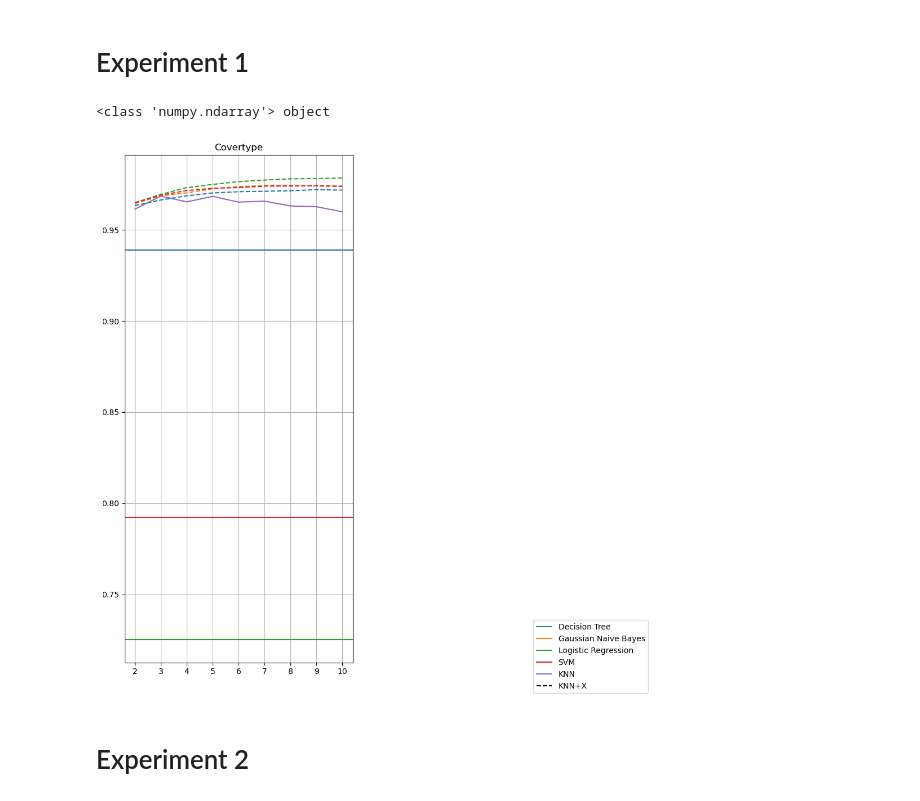
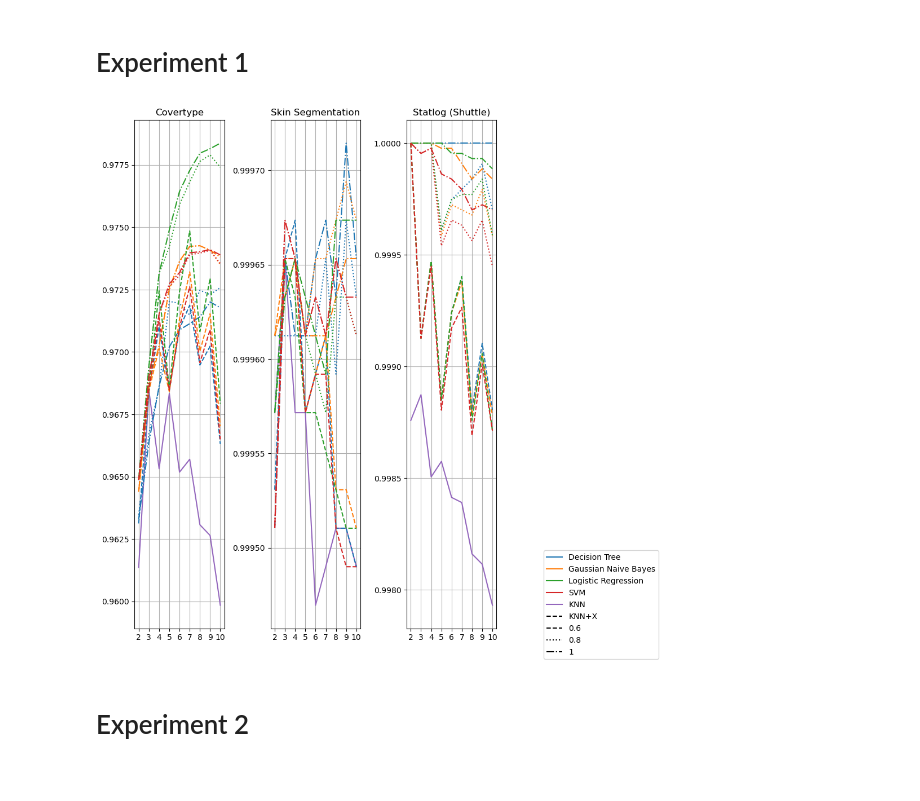
Before and after one commit to danigil/KNN-X, a Jupyter notebook: plot_results.ipynb, the cells around one changed output. Saved outputs shown, nothing was run; the diff lists cells and outputs as text; code cells hidden in the pictures.

```diff
--- a/plot_results.ipynb
+++ b/plot_results.ipynb
@@ -11,10 +11,11 @@ import matplotlib.lines as mlines
 
 from math import ceil
 
-ret = ret_avg_results(datasets=['covertype'])
+ret = ret_avg_results(datasets=['covertype', 'statlog', 'skin'])
 datasets = ret.keys()
 
 col_amount = min(3, len(datasets)+1)
+col_amount = len(datasets)+1
 q = len(datasets)//col_amount
 r = len(datasets)%col_amount
 
@@ -25,7 +26,7 @@ fig, axs = plt.subplots(row_amount, col_amount,figsize=(10, 10))
 fig.tight_layout(pad=2.5)
 # axs[1][2].set_visible(False)
 
-print(type(axs), axs.dtype)
+# print(type(axs), axs.dtype)
 
 if row_amount==1:
     axs = np.array([axs], dtype=object)
@@ -65,7 +66,8 @@ dataset_map = {
     'glass': 'Glass Identification',
     'yeast': 'Yeast',
     'covertype': 'Covertype',
-    'statlog': 'Statlog (Shuttle)'
+    'statlog': 'Statlog (Shuttle)',
+    'skin': 'Skin Segmentation'
 }
 
 for i, dataset in enumerate(sorted(datasets)):
@@ -79,43 +81,45 @@ for i, dataset in enumerate(sorted(datasets)):
 
     clfs= results_dict["clfs"]
     ks= results_dict['ks']
     default_k_ticks = range(len(ks))
     thresholds= results_dict['thresholds']
 
     #print(i%len(datasets))
     #print(len(datasets))
     curr_ax = axs[i//col_amount, i%col_amount]
 
     # curr_ax.set_yscale("logit")
 
     curr_ax.set_title(f"{dataset_map[dataset]}")
     curr_ax.plot(default_k_ticks, baseline_knn, label="KNN", linestyle='solid', color=colors[len(clfs)])
     curr_ax.set_xticks(default_k_ticks, ks)
     curr_ax.grid(True)
 
-    for (iclf, clf) in enumerate(clfs):
-        if 'gaussian' in clf.lower():
-            continue
-        curr_ax.axhline(y=baseline[iclf], label=f'{clf}', color=colors[iclf%len(clfs)], linestyle='solid')
+    # for (iclf, clf) in enumerate(clfs):
+    #     if 'gaussian' in clf.lower():
+    #         continue
+        # curr_ax.axhline(y=baseline[iclf], label=f'{clf}', color=colors[iclf%len(clfs)], linestyle='solid')
+
+    line_styles = ['dashed', 'dotted', 'dashdot']
+    patches_t = [mlines.Line2D(xdata=[0], ydata=[0], color='black', linestyle=line_styles[i%len(thresholds)], label=threshold) for i,threshold in enumerate(thresholds)]
 
     for (iclf, clf), (it, threshold) in product(enumerate(clfs), enumerate(thresholds)):
-        if threshold != 1.0:
-            continue
+        # if threshold != 1.0:
+        #     continue
 
         curr = smart[iclf, it]
-        curr_ax.plot(default_k_ticks, curr, color=colors[iclf%len(clfs)], linestyle='dashed')
+        curr_ax.plot(default_k_ticks, curr, color=colors[iclf%len(clfs)], linestyle=line_styles[it])
 
-fig.legend(handles=handles, loc='lower right')
+fig.legend(handles=handles+patches_t, loc='lower right')
 plt.show()
     # ax = axs[i]
 
     # ax.set_title(dataset)
     # ax.set_xlabel('Number of features')
     # ax.set_ylabel('Accuracy')
     # ax.legend()
 # %% [output]
-<class 'numpy.ndarray'> object
-[figure, old version]
+[figure, new version]
 # %% [markdown]
 # Experiment 2
 # %%
```
Also changed, not shown: parts of 1 cell of this notebook, 1 other file.
